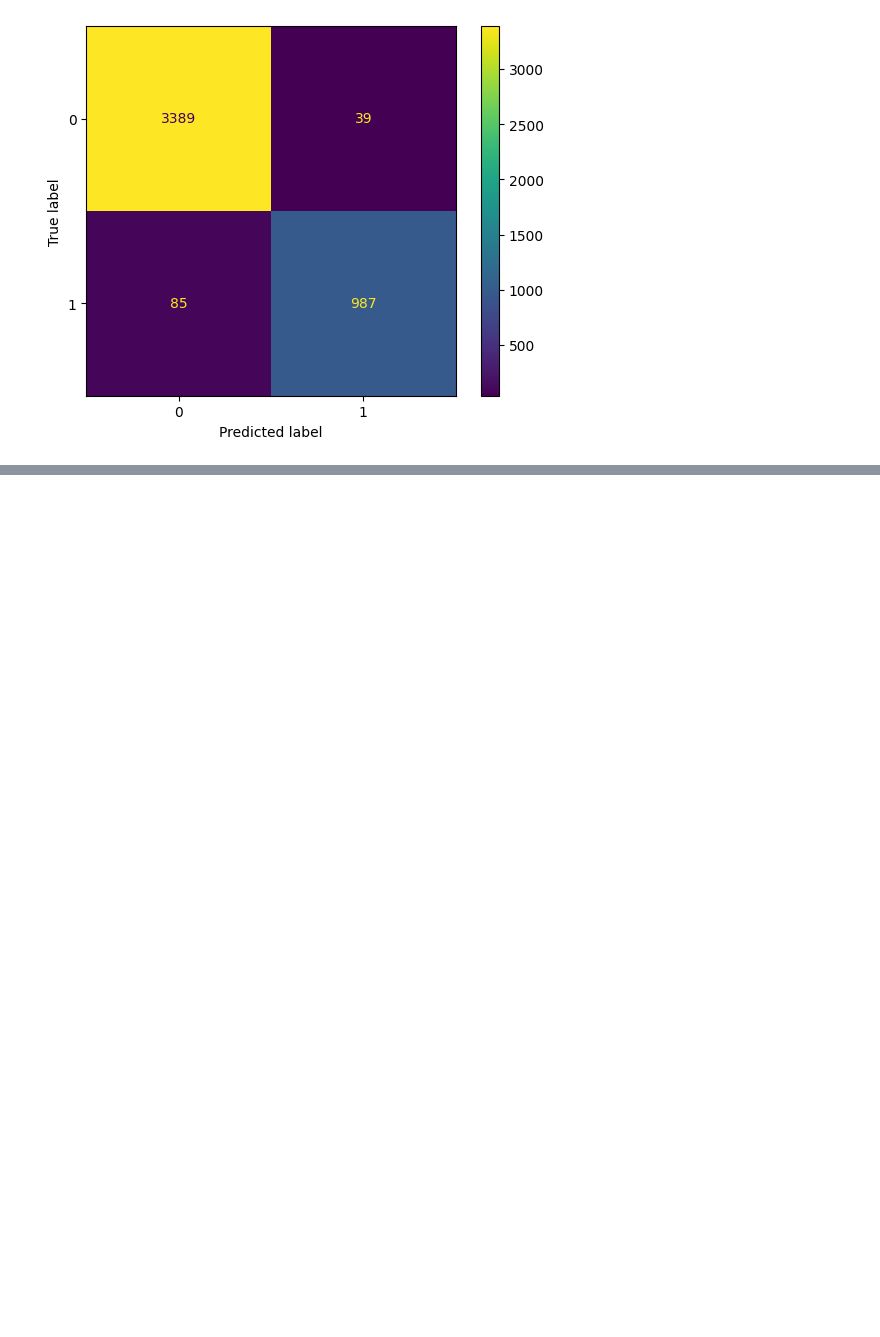
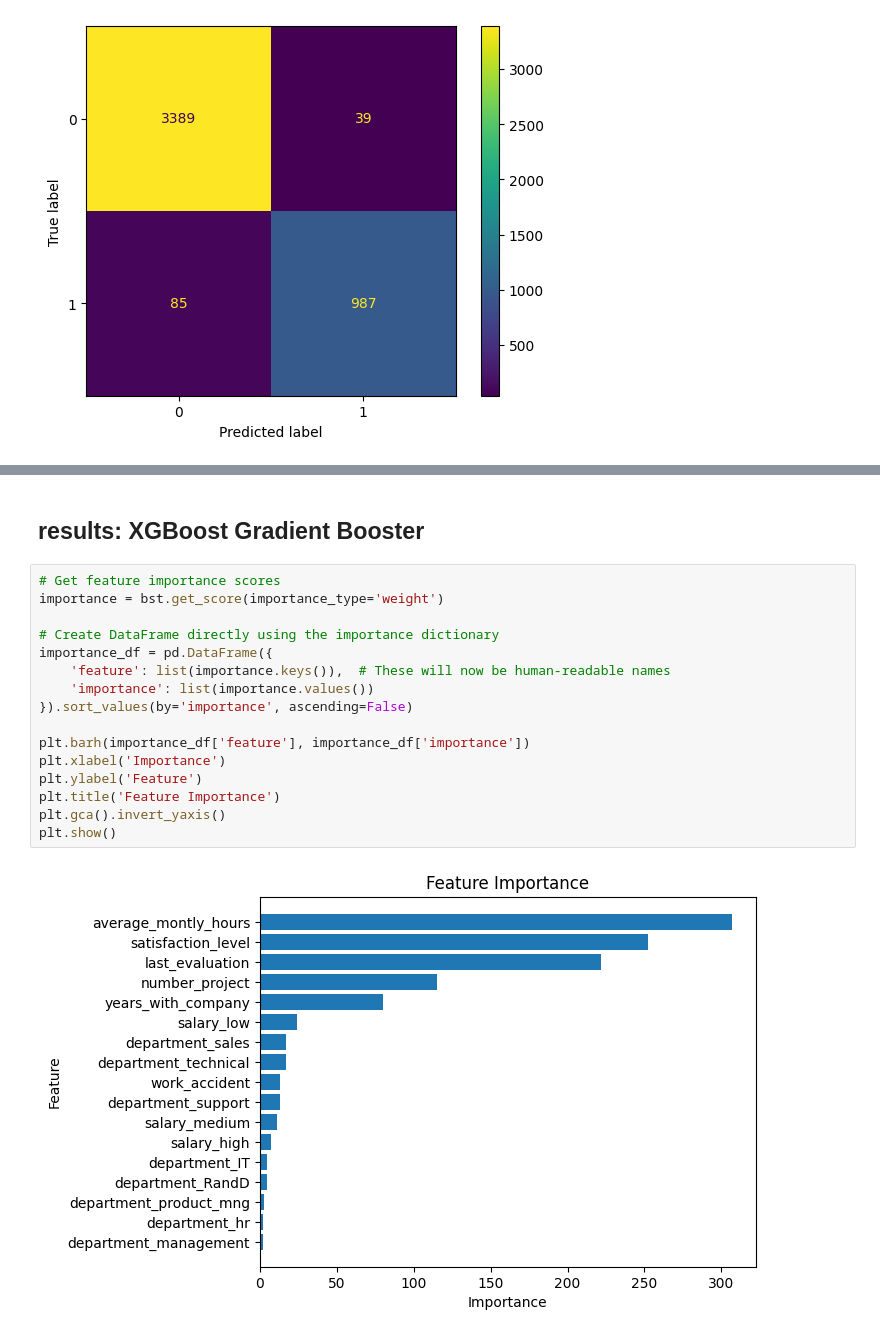
Before and after one commit to ideaguy3d/data-analytics, a Jupyter notebook: car-company/employee-retention.ipynb, the cells around one changed output, grey strips where cells are left out. Drawn from its saved outputs; the diff is of its cells as text; blank space fills up the shorter version.

```diff
--- a/car-company/employee-retention.ipynb
+++ b/car-company/employee-retention.ipynb
@@ -150,0 +252,20 @@ log_disp.plot()
+# %% [markdown]
+## results: XGBoost Gradient Booster
+# %%
+# Get feature importance scores
+importance = bst.get_score(importance_type='weight')
+
+# Create DataFrame directly using the importance dictionary
+importance_df = pd.DataFrame({
+    'feature': list(importance.keys()),  # These will now be human-readable names
+    'importance': list(importance.values())
+}).sort_values(by='importance', ascending=False)
+
+plt.barh(importance_df['feature'], importance_df['importance'])
+plt.xlabel('Importance')
+plt.ylabel('Feature')
+plt.title('Feature Importance')
+plt.gca().invert_yaxis()
+plt.show()
+# %% [output]
+[figure, added]
```
Also changed, not shown: parts of 10 cells of this notebook.
